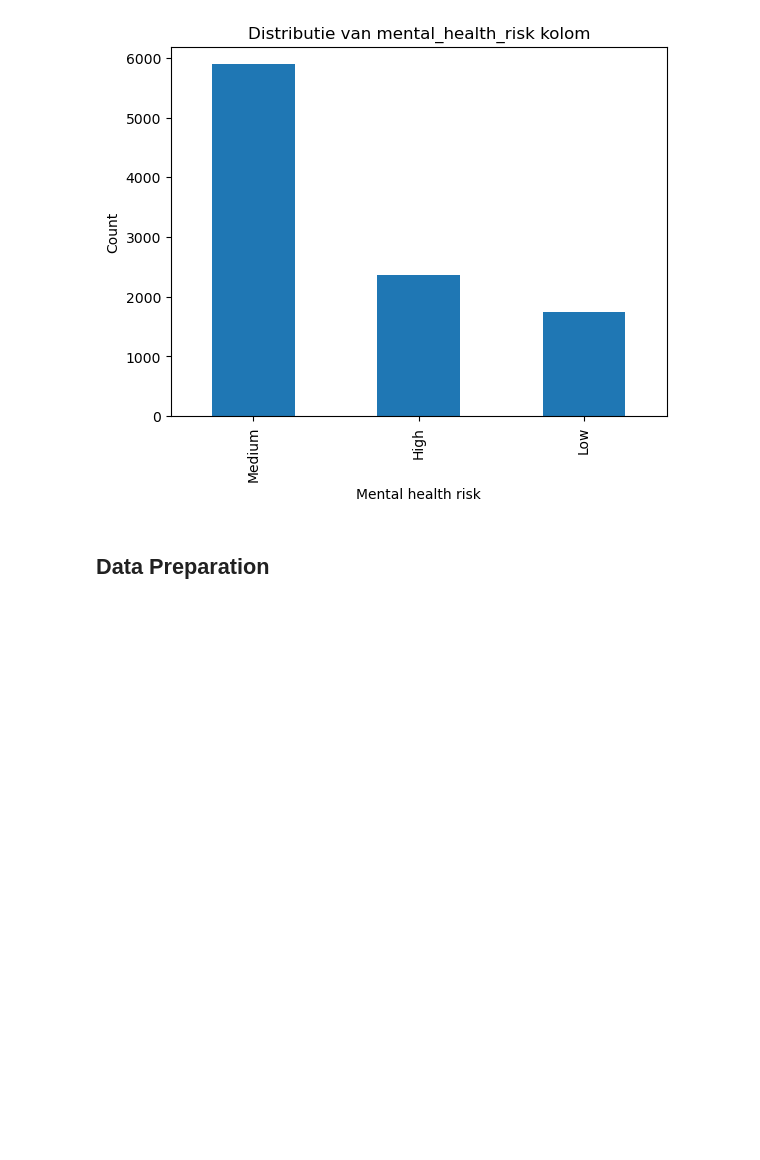
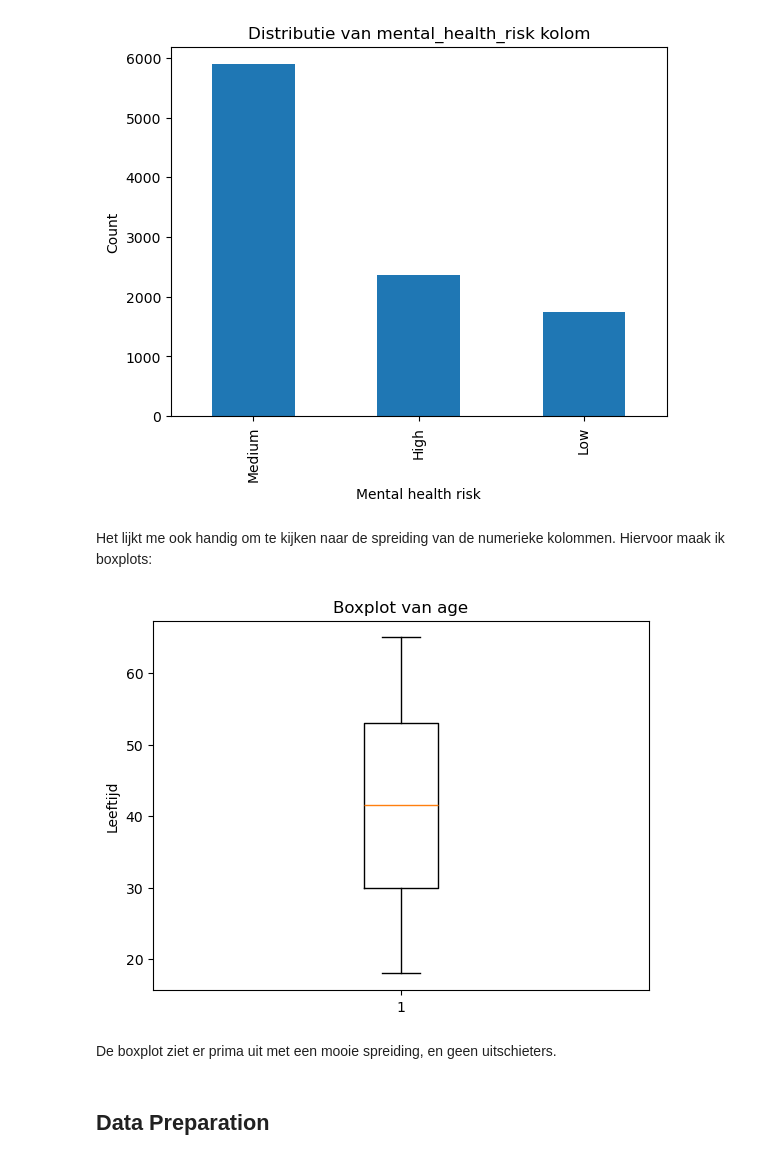
Before and after one commit to GitMathijs/S3_AI_lesmateriaal, a Jupyter notebook: Casus/casus.ipynb, the cells around one changed output. Cells and saved outputs as stored; diff of their text form; code cells hidden in the pictures; blank space fills up the shorter version.

Commit message:
boxplots

```diff
--- a/Casus/casus.ipynb
+++ b/Casus/casus.ipynb
@@ -104,6 +104,17 @@ plt.ylabel("Count")
 plt.show()
 # %% [output]
 [figure]
+# %% [markdown]
+Het lijkt me ook handig om te kijken naar de spreiding van de numerieke kolommen. Hiervoor maak ik boxplots:
+# %%
+plt.boxplot(data["age"])
+plt.title("Boxplot van age")
+plt.ylabel("Leeftijd")
+plt.show()
+# %% [output]
+[figure, added]
+# %% [markdown]
+De boxplot ziet er prima uit met een mooie spreiding, en geen uitschieters.
 # %% [markdown]
 ## Data Preparation
 # %% [markdown]
```
Also changed, not shown: parts of 1 cell of this notebook.
